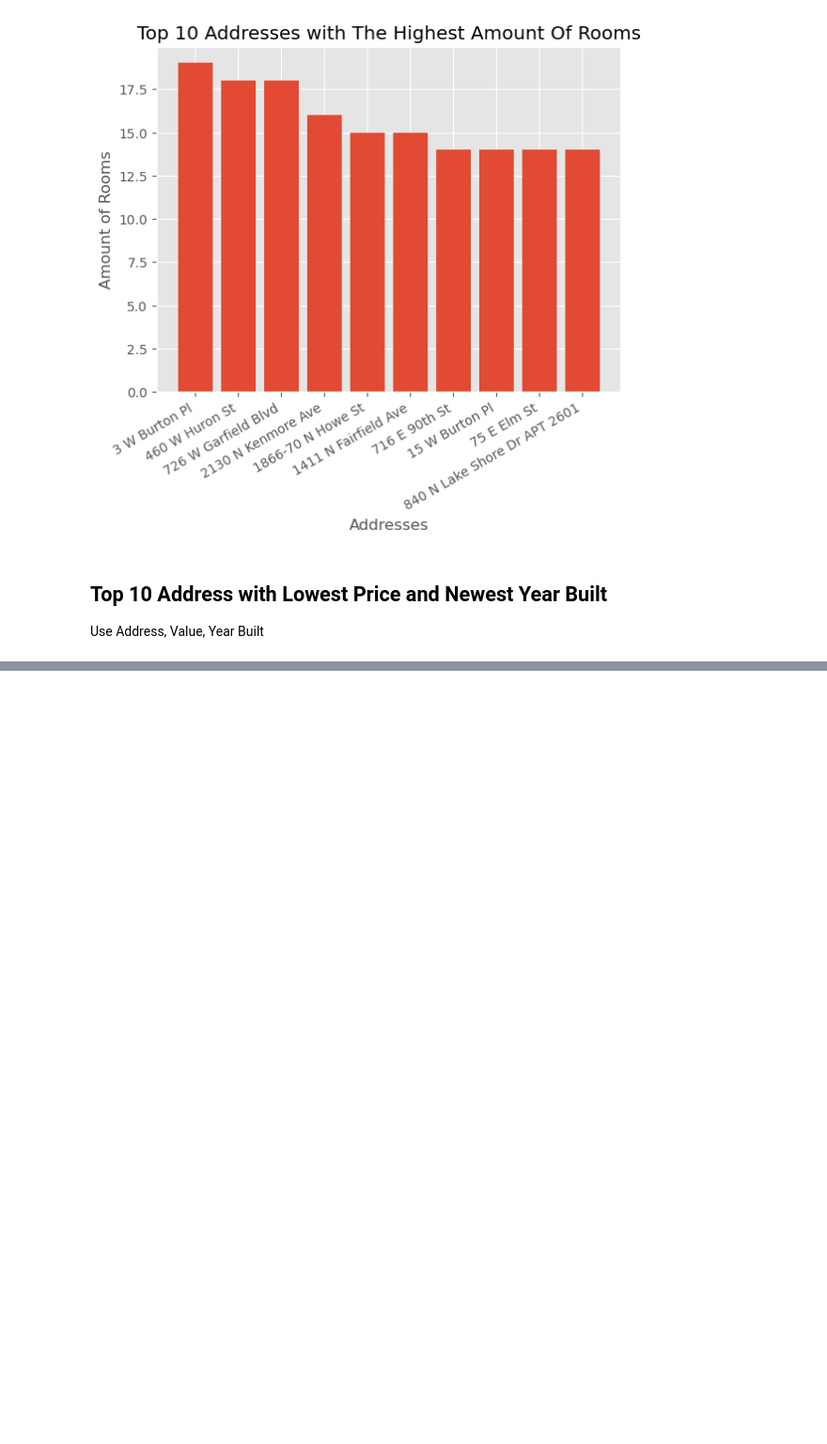
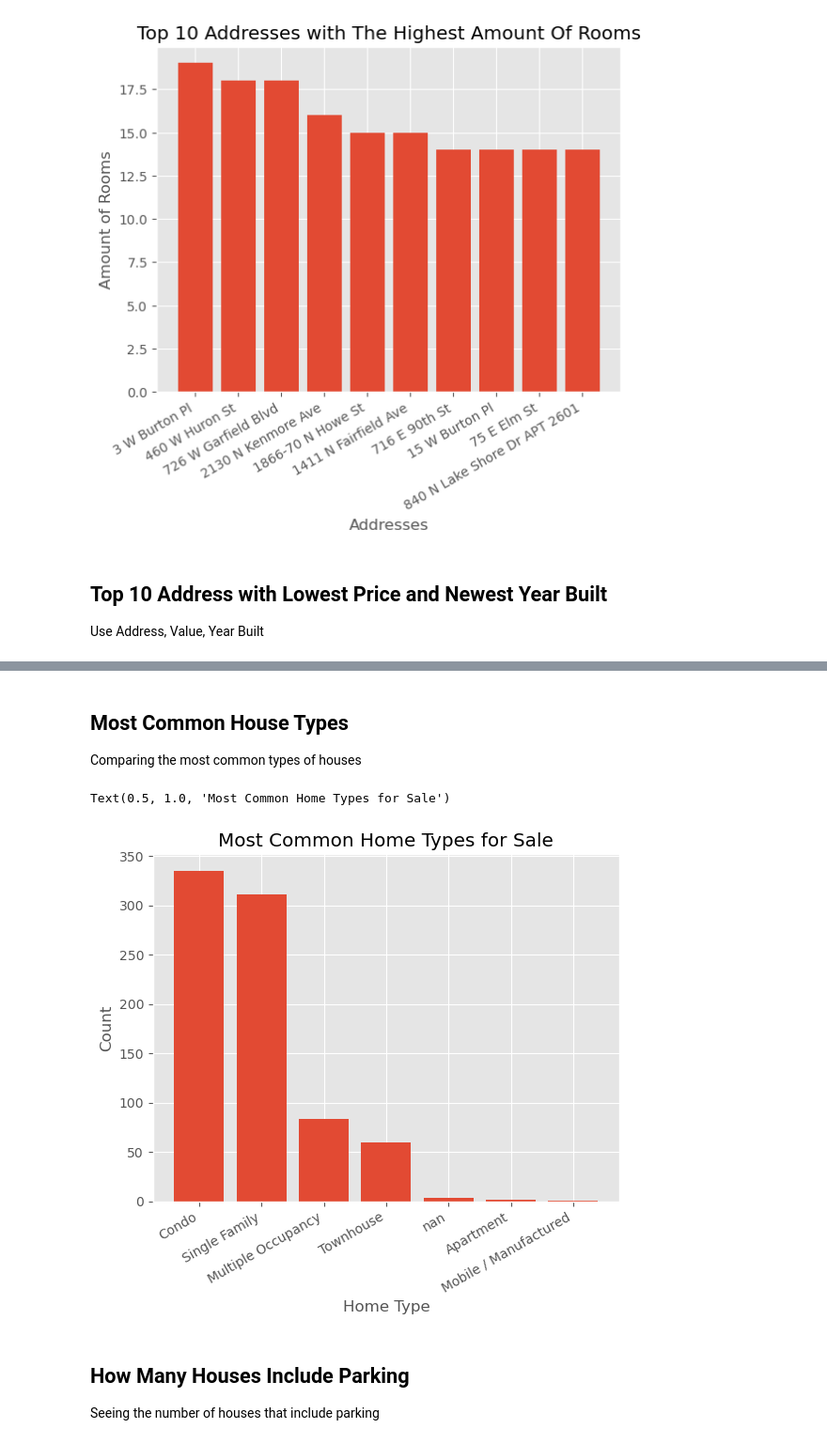
Before and after one commit to TylerLyczak/CS418-FinalProject, a Jupyter notebook: CS418-FinalProject.ipynb, the cells around one changed output, grey strips where cells are left out. Shown at 94% size. Drawn from its saved outputs; the diff is of its cells as text; code cells hidden in the pictures; blank space fills up the shorter version.

```diff
--- a/CS418-FinalProject.ipynb
+++ b/CS418-FinalProject.ipynb
@@ -283,0 +285,35 @@ Text(0.5, 1.0, 'Top 10 Zip Codes with Best Average Price')
+# %% [markdown]
+Most Common House Types
+---
+Comparing the most common types of houses
+# %%
+# Types: ['Condo', 'Single Family', 'Multiple Occupancy', 'Townhouse', nan, 'Mobile / Manufactured', 'Apartment']
+
+# Count the total amount of different types
+type_count = {}
+for i, row in dfhouses.loc[:, ['Type']].iterrows():
+    if str(row['Type']) in type_count:
+        type_count[str(row['Type'])] += 1
+    else:
+        type_count[str(row['Type'])] = 1
+
+# Sort the type_count dictionary
+type_count_sort = dict(sorted(type_count.items(), key=operator.itemgetter(1), reverse=True))
+x_vals = np.array(list(type_count_sort.keys()), dtype="object")
+y_vals = np.array(list(type_count_sort.values()), dtype="int")
+
+# Plot the bar graph
+style.use('ggplot')
+plt.bar(np.arange(len(x_vals)), y_vals, align='center')
+plt.xticks(np.arange(len(x_vals)), x_vals)
+plt.xlabel('Home Type')
+plt.ylabel('Count')
+plt.xticks(rotation=30, ha='right')
+plt.title('Most Common Home Types for Sale')
+# %% [output]
+Text(0.5, 1.0, 'Most Common Home Types for Sale')
+[figure, added]
+# %% [markdown]
+How Many Houses Include Parking
+---
+Seeing the number of houses that include parking
```
Also changed, not shown: parts of 2 cells of this notebook.
